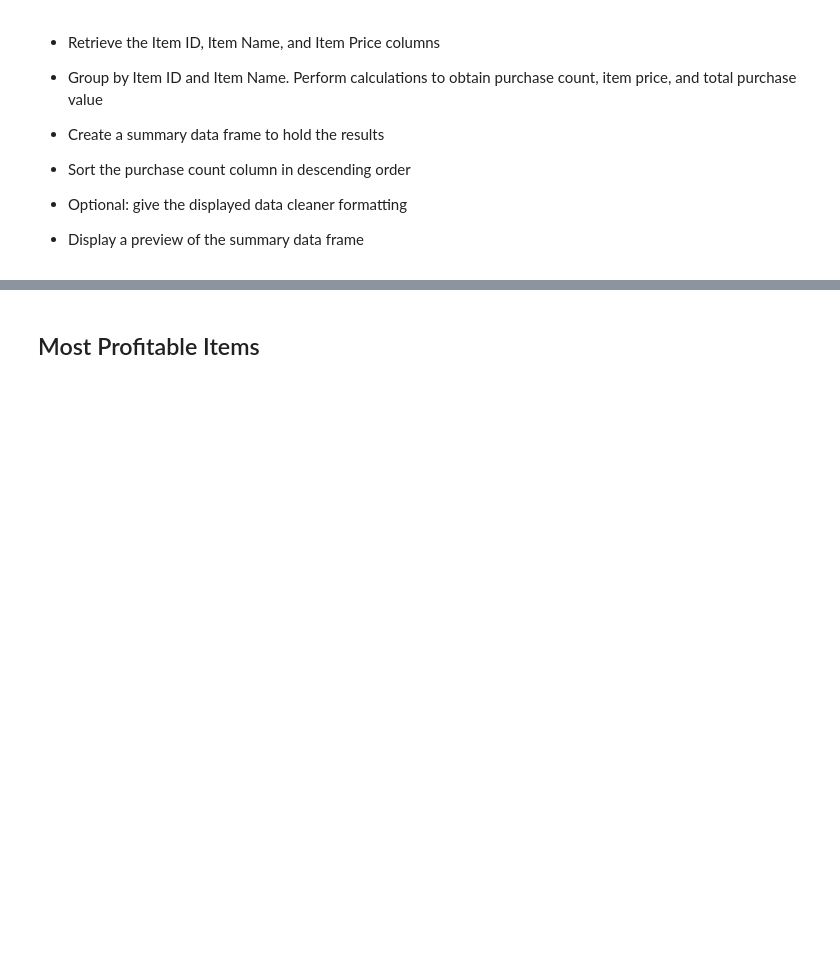
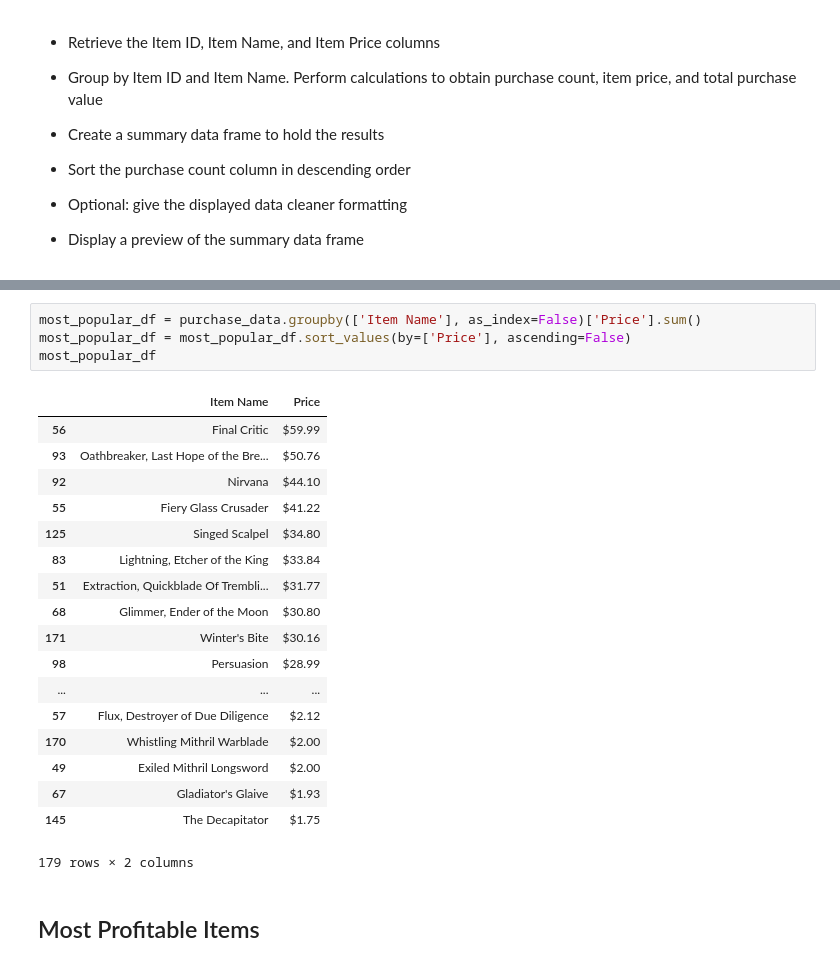
Before and after one commit to tduszyk/HeroesOfPymoli, a Jupyter notebook: HeroesOfPymoli_starter.ipynb, the cells around one changed output, grey strips where cells are left out. Drawn from its saved outputs; the diff is of its cells as text; blank space fills up the shorter version.

```diff
--- a/HeroesOfPymoli_starter.ipynb
+++ b/HeroesOfPymoli_starter.ipynb
@@ -273,3 +279,26 @@ Purchasing_Analysis_df
+# %%
+most_popular_df = purchase_data.groupby(['Item Name'], as_index=False)['Price'].sum()
+most_popular_df = most_popular_df.sort_values(by=['Price'], ascending=False)
+most_popular_df
+# %% [output]
+|  | Item Name | Price |
+| 56 | Final Critic | $59.99 |
+| 93 | Oathbreaker, Last Hope of the Bre... | $50.76 |
+| 92 | Nirvana | $44.10 |
+| 55 | Fiery Glass Crusader | $41.22 |
+| 125 | Singed Scalpel | $34.80 |
+| 83 | Lightning, Etcher of the King | $33.84 |
+| 51 | Extraction, Quickblade Of Trembli... | $31.77 |
+| 68 | Glimmer, Ender of the Moon | $30.80 |
+| 171 | Winter's Bite | $30.16 |
+| 98 | Persuasion | $28.99 |
+| ... | ... | ... |
+| 57 | Flux, Destroyer of Due Diligence | $2.12 |
+| 170 | Whistling Mithril Warblade | $2.00 |
+| 49 | Exiled Mithril Longsword | $2.00 |
+| 67 | Gladiator's Glaive | $1.93 |
+| 145 | The Decapitator | $1.75 |
+179 rows × 2 columns
 # %% [markdown]
 ## Most Profitable Items
 # %% [markdown]
```
Also changed, not shown: parts of 6 cells of this notebook.
